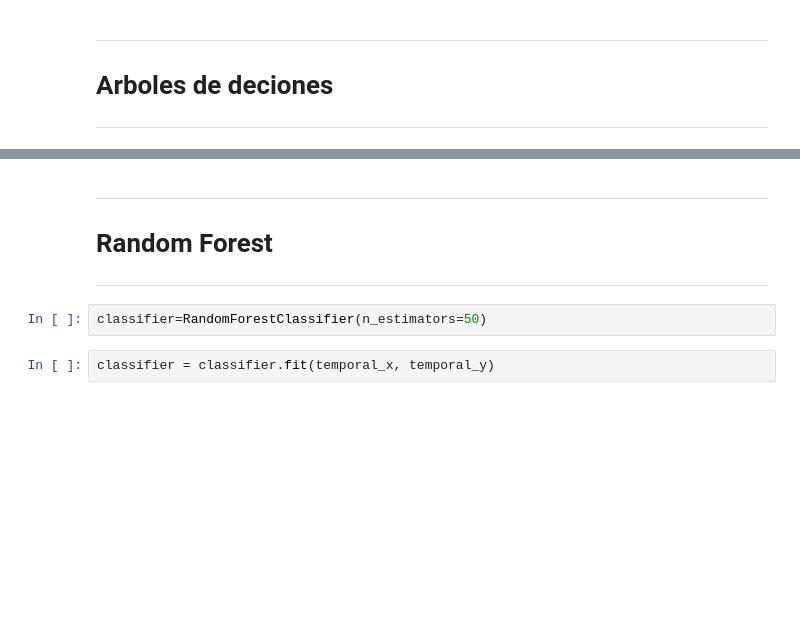
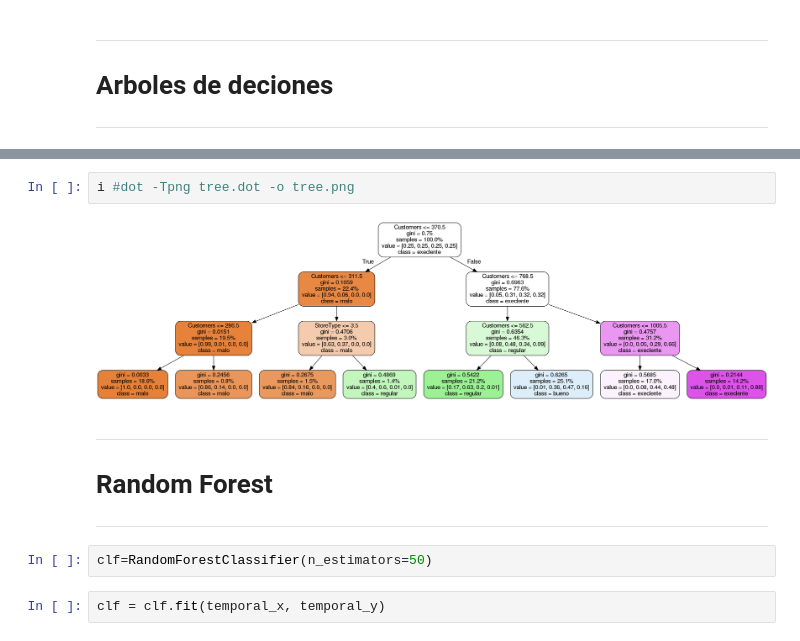
Before and after one commit to fmedel/Mineria-de-datos, a Jupyter notebook: jypiter/work/proyecto-farmacia/todos-datos/Modelos.ipynb, the cells around one changed output, grey strips where cells are left out. Saved outputs shown, nothing was run; the diff lists cells and outputs as text; blank space fills up the shorter version.

```diff
--- a/jypiter/work/proyecto-farmacia/todos-datos/Modelos.ipynb
+++ b/jypiter/work/proyecto-farmacia/todos-datos/Modelos.ipynb
@@ -99,7 +102,11 @@ Porcentaje total de los aciertos
+# %%
+i #dot -Tpng tree.dot -o tree.png
+# %% [output]
+[figure, added]
 # %% [markdown]
 <hr><h1>Random Forest</h1><hr>
 # %%
-classifier=RandomForestClassifier(n_estimators=50)
+clf=RandomForestClassifier(n_estimators=50)
 # %%
-classifier = classifier.fit(temporal_x, temporal_y)
+clf = clf.fit(temporal_x, temporal_y)
 # %%
```
Also changed, not shown: parts of 22 cells of this notebook, 3 other files.
